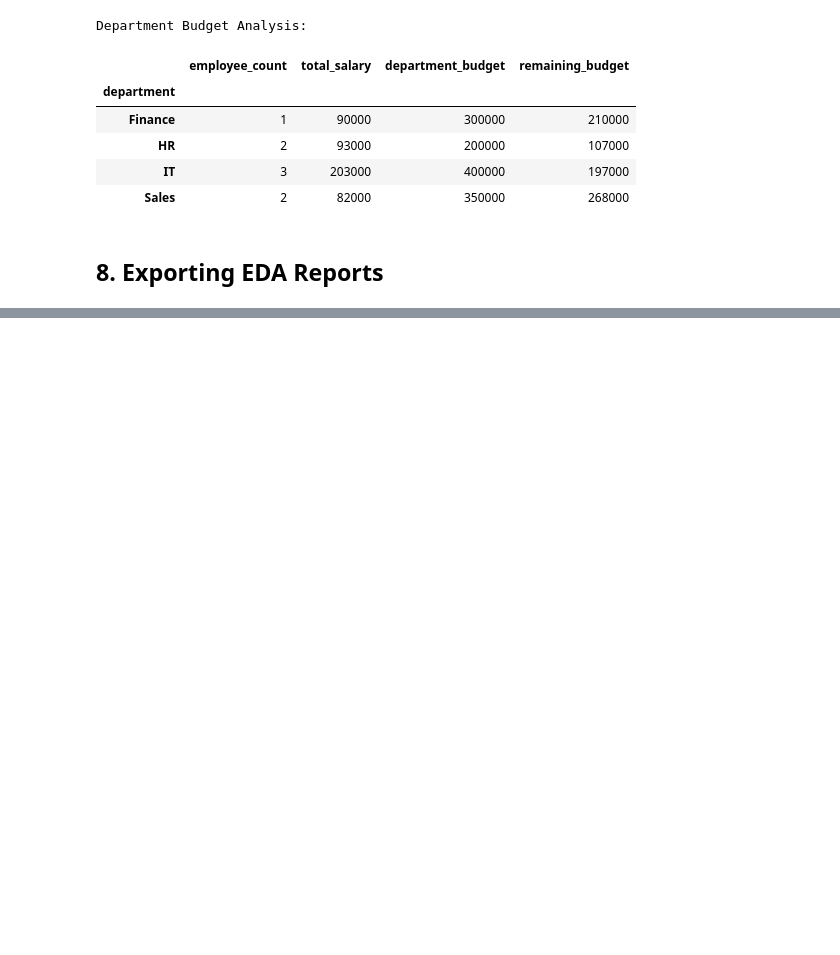
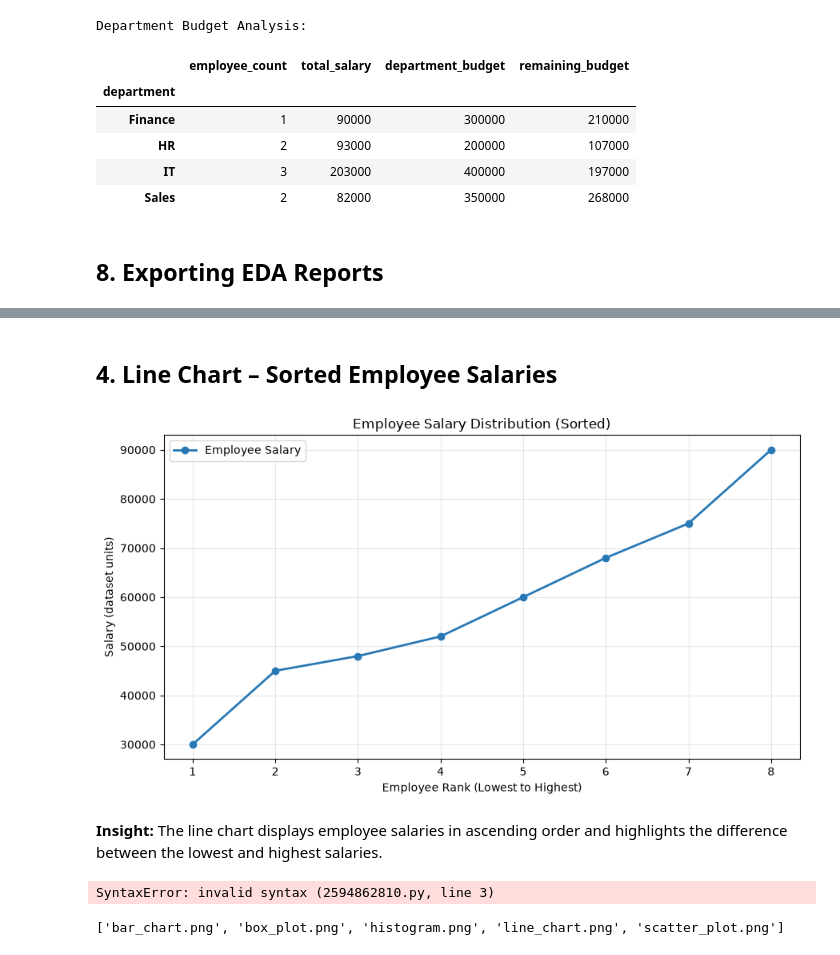
Before and after one commit to barathYoho/employee-data-analysis, a Jupyter notebook: notebooks/employee_analysis.ipynb, the cells around one changed output, grey strips where cells are left out. Cells and saved outputs as stored; diff of their text form; code cells hidden in the pictures; blank space fills up the shorter version.

```diff
--- a/notebooks/employee_analysis.ipynb
+++ b/notebooks/employee_analysis.ipynb
@@ -356,0 +506,42 @@ Department Budget Analysis:
+# %% [markdown]
+## 4. Line Chart – Sorted Employee Salaries
+# %%
+
+sorted_salary = df["salary"].sort_values().reset_index(drop=True)
+
+plt.figure(figsize=(9, 5))
+
+plt.plot(
+    range(1, len(sorted_salary) + 1),
+    sorted_salary,
+    marker="o",
+    color="#2878B5",
+    linewidth=2,
+    label="Employee Salary"
+)
+
+plt.title("Employee Salary Distribution (Sorted)")
+plt.xlabel("Employee Rank (Lowest to Highest)")
+plt.ylabel("Salary (dataset units)")
+plt.legend()
+plt.grid(alpha=0.3)
+plt.tight_layout()
+
+plt.savefig("../reports/figures/line_chart.png", dpi=300)
+plt.show()
+# %% [output]
+[figure, added]
+# %% [markdown]
+**Insight:** The line chart displays employee salaries in ascending order and highlights the difference between the lowest and highest salaries.
+# %%
+import os
+
+print(os.listdir("../reports/figures"))|
+# %% [output]
+SyntaxError: invalid syntax (2594862810.py, line 3)
+# %%
+import os
+
+print(os.listdir("../reports/figures"))
+# %% [output]
+['bar_chart.png', 'box_plot.png', 'histogram.png', 'line_chart.png', 'scatter_plot.png']
```
Also changed, not shown: parts of 21 cells of this notebook, 5 other files.
